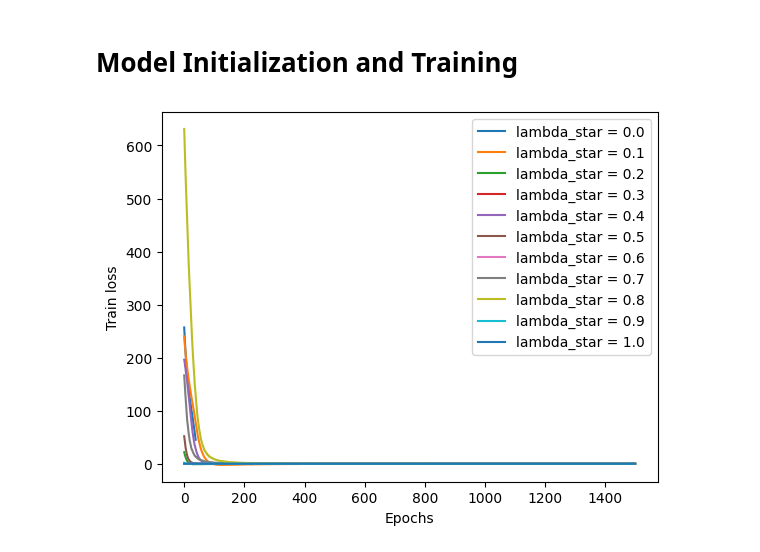
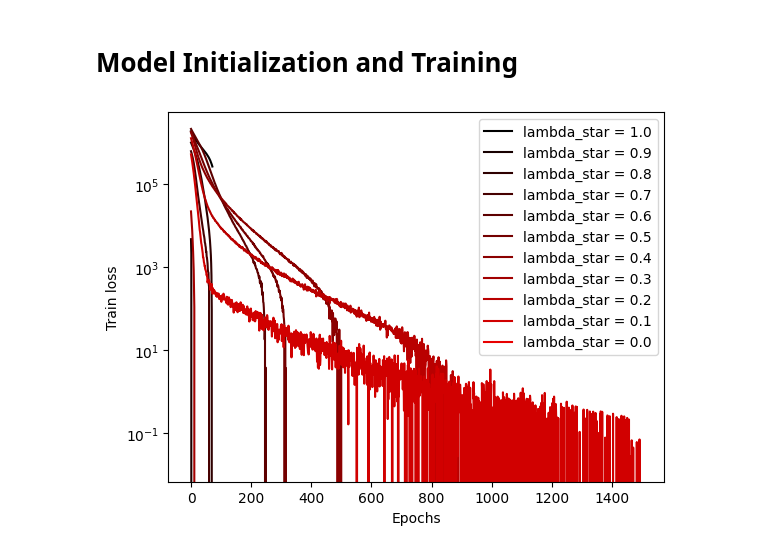
Before and after one commit to rikab/RDF, a Jupyter notebook: flow.ipynb, the cells around one changed output. Saved outputs shown, nothing was run; the diff lists cells and outputs as text; code cells hidden in the pictures.

Commit message:
Mean vs Sum

```diff
--- a/flow.ipynb
+++ b/flow.ipynb
@@ -23,14 +23,14 @@ Code is an amalgamation of https://arxiv.org/pdf/2101.08176 and https://github.c
 # Physics Params
 E0 = 500            # Energy of Hard Process
 Lambda_QCD = 0.2    # Lambda QCD
-cutoff = 0.001      # Cutoff for minimum lambda, ~ LambdaQCD / E0
+cutoff = 0.01      # Cutoff for minimum lambda, ~ LambdaQCD / E0
 
 
 # Training Params
 num_epochs = 1500
 lr = .01
 batch_size = 512
-num_points = 50 # we define a prior on each point along the horizontal axis
+num_points = 500 # we define a prior on each point along the horizontal axis
                 # eventually this should be made large
 # %%
 if torch.cuda.is_available():
@@ -122,7 +122,7 @@ class FlowComposable1d(nn.Module):
 #     return torch.log(target_p)
 # # """
 def calc_dkl(logp, logq):
-    return (logq - logp).nanmean() # reverse KL, assuming samples from q
+    return (logq - logp).sum() # reverse KL, assuming samples from q
 # %% [markdown]
 # Define the probability density
 # %%
@@ -200,13 +204,16 @@ def train_model(lambda_star):
         logp = target_logp_order1(x)
 
         # Sum over the points to get the total logp and logq
-        sum_logq = torch.sum(mask * logq, dim=1)
-        sum_logJ = torch.sum(mask * logJ, dim=1)
-        sum_logp = torch.sum(mask * logp, dim=1)
+        regulator = 1
+        sum_logq = torch.nansum(mask * logq, dim=1) #/ (mask.sum() + regulator)
+        sum_logJ = torch.nansum(mask * logJ, dim=1) #/ (mask.sum() + regulator)
+        sum_logp = torch.nansum(mask * logp, dim=1) #/ (mask.sum() + regulator)
+
+        # We DON'T want to sum, we want to mean in the loss, since the effective batch size can change
 
 
         # CALCULATE THE LOSS
-        loss = calc_dkl(sum_logp, sum_logq)
+        loss = calc_dkl(logp, logq)
 
         loss.backward()
         optimizer.step()
@@ -227,16 +234,16 @@ for lambda_star in lambda_stars:
 # %%
 plt.figure()
 
-for i, lambda_star in enumerate(lambda_stars):
-    plt.plot(train_losses[i], label = f"lambda_star = {lambda_star}", color = plt.cm.viridis(i/len(lambda_stars))
+for i, lambda_star in enumerate(lambda_stars[::-1]):
+    plt.plot(train_losses[i], label = f"lambda_star = {lambda_star}", color = (i/len(lambda_stars), 0, 0))
 
 plt.legend()
 plt.xlabel("Epochs")
 plt.ylabel("Train loss")
-# plt.yscale('log')
+plt.yscale('log')
 plt.show()
 # %% [output]
-[figure, old version]
+[figure, new version]
 # %%
 # plot output
 
```
Also changed, not shown: parts of 2 cells of this notebook.
